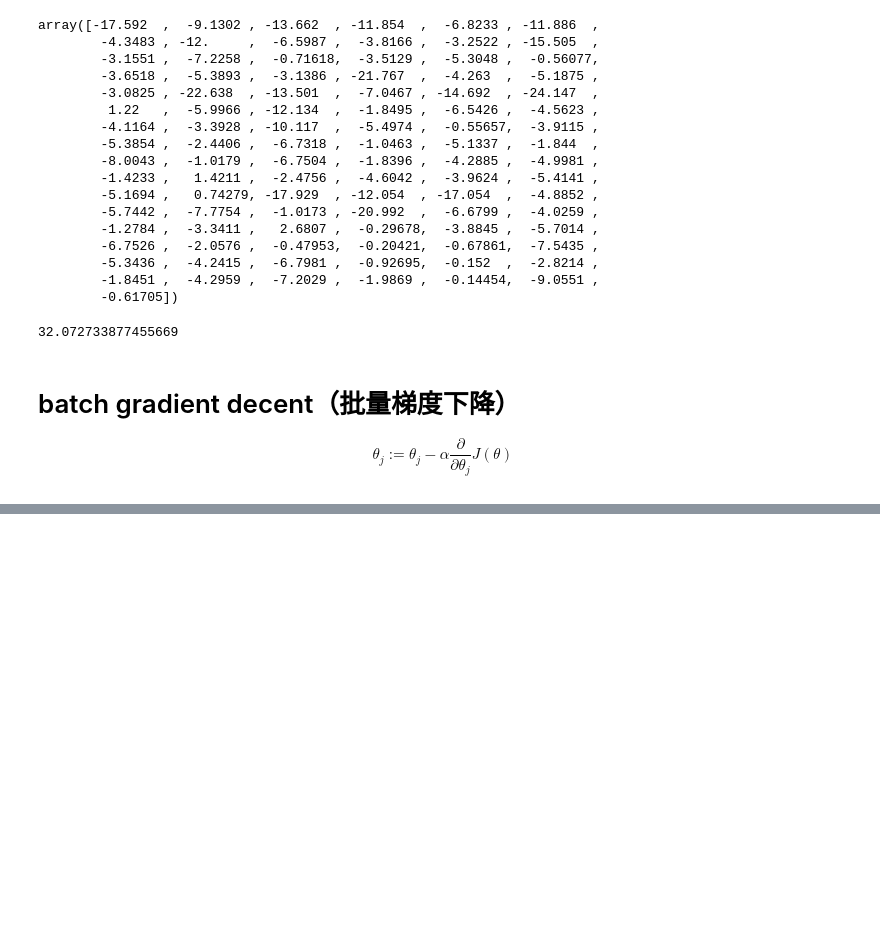
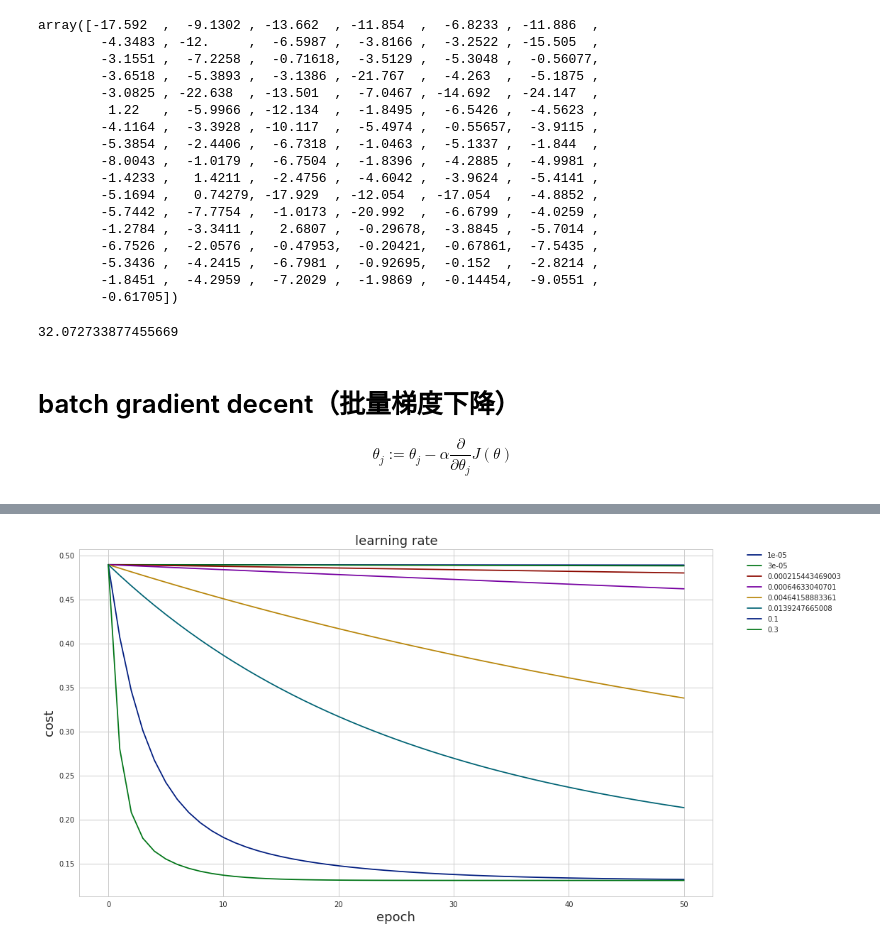
Before and after one commit to RookieDay/Deep_Learning, a Jupyter notebook: 2014_ML_NG/Code/ex1-linear regression/linear_regreesion.ipynb, the cells around one changed output, grey strips where cells are left out. Saved outputs shown, nothing was run; the diff lists cells and outputs as text; code cells hidden in the pictures; blank space fills up the shorter version.

```diff
--- a/2014_ML_NG/Code/ex1-linear regression/linear_regreesion.ipynb
+++ b/2014_ML_NG/Code/ex1-linear regression/linear_regreesion.ipynb
@@ -224,0 +370,16 @@ $${{\theta }_{j}}:={{\theta }_{j}}-\alpha \frac{\partial }{\partial {{\theta }_{
+# %%
+epoch=50
+
+fig, ax = plt.subplots(figsize=(16, 9))
+
+for alpha in candidate:
+    _, cost_data = batch_gradient_decent(theta, X, y, epoch, alpha=alpha)
+    ax.plot(np.arange(epoch+1), cost_data, label=alpha)
+
+ax.set_xlabel('epoch', fontsize=18)
+ax.set_ylabel('cost', fontsize=18)
+ax.legend(bbox_to_anchor=(1.05, 1), loc=2, borderaxespad=0.)
+ax.set_title('learning rate', fontsize=18)
+plt.show()
+# %% [output]
+[figure, added]
```
Also changed, not shown: parts of 32 cells of this notebook, 2 other files.
